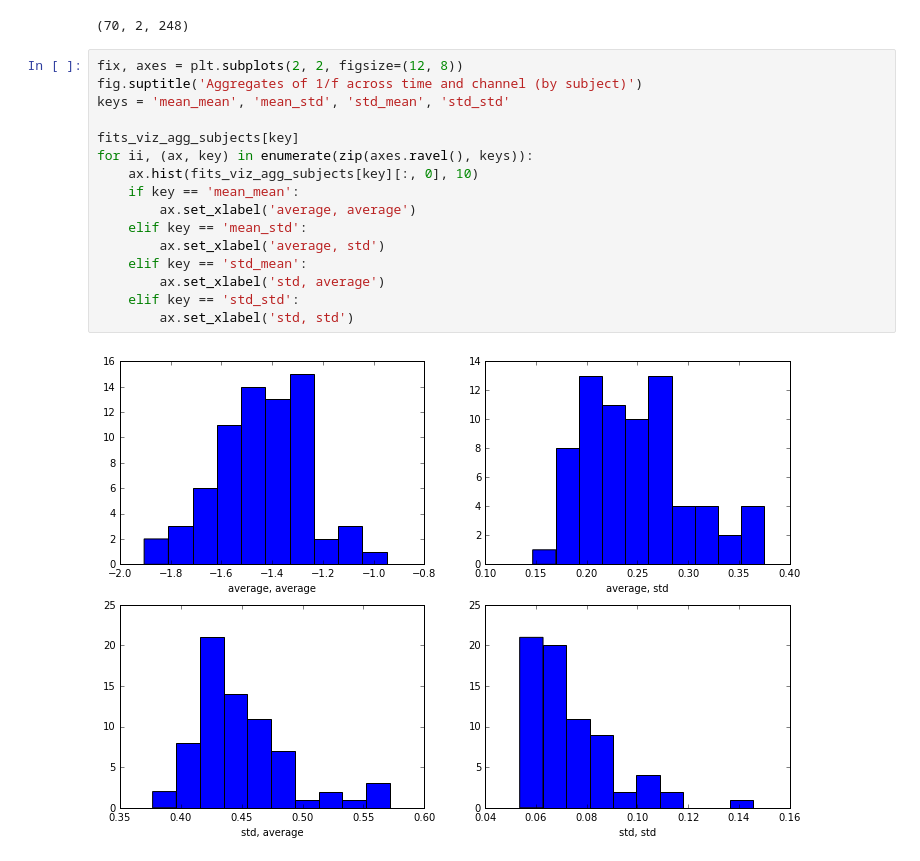
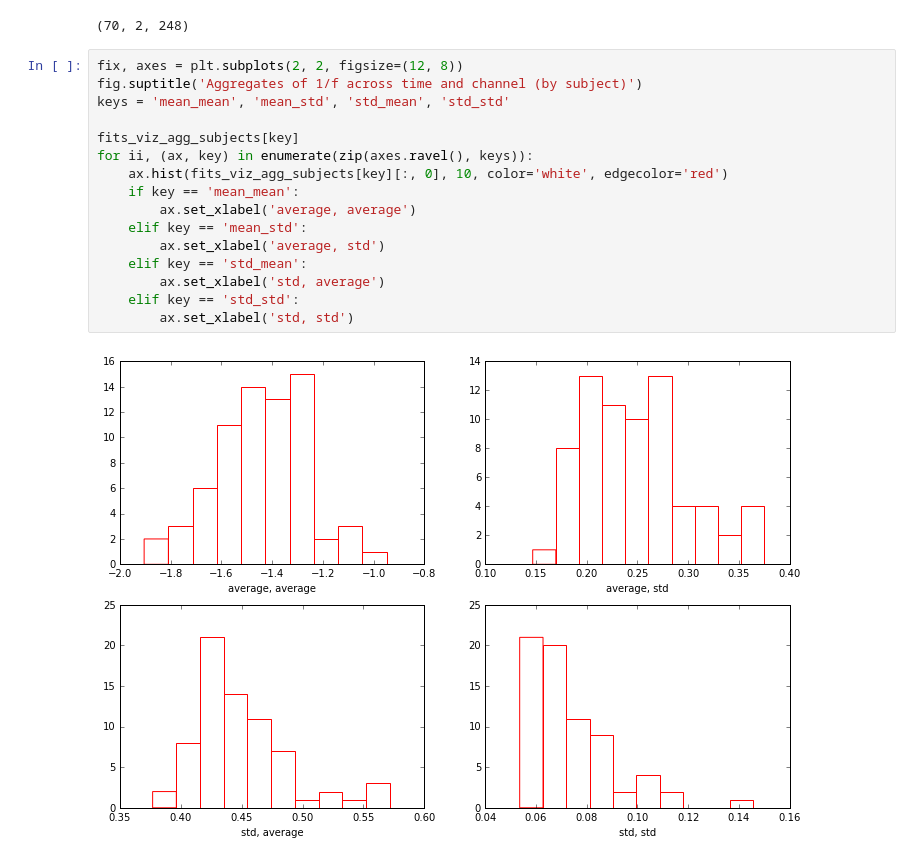
Before and after one commit to neurospin/meg_study_dynamic_scales, a Jupyter notebook: scripts/plot_figures_one.ipynb, the cells around one changed output. Drawn from its saved outputs; the diff is of its cells as text.

```diff
--- a/scripts/plot_figures_one.ipynb
+++ b/scripts/plot_figures_one.ipynb
@@ -359,18 +359,18 @@ fits_viz_agg_subjects['mean_mean'].shape
 # %%
 fix, axes = plt.subplots(2, 2, figsize=(12, 8))
 fig.suptitle('Aggregates of 1/f across time and channel (by subject)')
 keys = 'mean_mean', 'mean_std', 'std_mean', 'std_std'
 
 fits_viz_agg_subjects[key]
 for ii, (ax, key) in enumerate(zip(axes.ravel(), keys)):
-    ax.hist(fits_viz_agg_subjects[key][:, 0], 10)
+    ax.hist(fits_viz_agg_subjects[key][:, 0], 10, color='white', edgecolor='red')
     if key == 'mean_mean':
         ax.set_xlabel('average, average')
     elif key == 'mean_std':
         ax.set_xlabel('average, std')
     elif key == 'std_mean':
         ax.set_xlabel('std, average')
     elif key == 'std_std':
         ax.set_xlabel('std, std')
 # %% [output]
-[figure, old version]
+[figure, new version]
```
Also changed, not shown: parts of 7 cells of this notebook.
